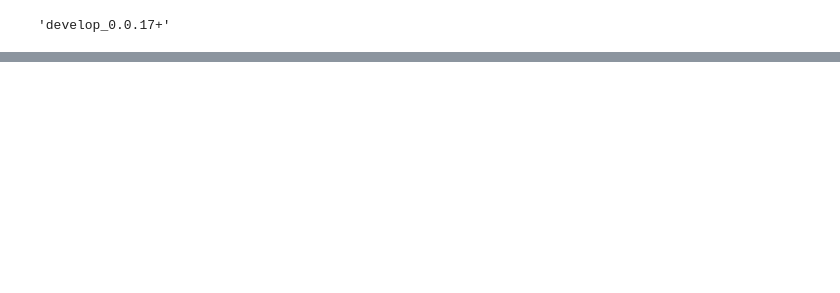
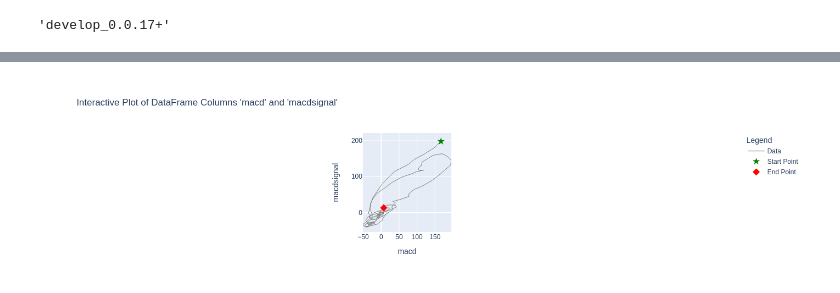
Before and after one commit to BullionBear/crypto-backtest, a Jupyter notebook: notebooks/4_macd_strategy.ipynb, the cells around one changed output, grey strips where cells are left out. Cells and saved outputs as stored; diff of their text form; code cells hidden in the pictures; blank space fills up the shorter version.

```diff
--- a/notebooks/4_macd_strategy.ipynb
+++ b/notebooks/4_macd_strategy.ipynb
@@ -54,0 +311,58 @@ TypeError: Argument 'real' has incorrect type (expected numpy.ndarray, got list)
+# %%
+import plotly.graph_objects as go
+import pandas as pd
+
+# Assuming 'df' is your DataFrame and it's already defined
+# df = pd.DataFrame({'macd': [your_data], 'macdsignal': [your_data]})
+macd, signal, hist = talib.MACD(df['close'])
+macd = macd.dropna()
+signal = signal.dropna()
+# Create the figure
+fig = go.Figure()
+
+# Add scatter plot for data points
+fig.add_trace(go.Scatter(x=macd, y=signal, mode='lines', name='Data',
+                         line=dict(color='grey', width=1), marker=dict(color='blue')))
+
+# Highlight the starting point with a distinct marker
+fig.add_trace(go.Scatter(x=[macd.iloc[0]], y=[signal.iloc[0]],
+                         mode='markers', name='Start Point',
+                         marker=dict(color='green', size=10, symbol='star')))
+
+# Highlight the ending point with a distinct marker
+fig.add_trace(go.Scatter(x=[macd.iloc[-1]], y=[signal.iloc[-1]],
+                         mode='markers', name='End Point',
+                         marker=dict(color='red', size=10, symbol='diamond')))
+
+# Optionally, adding a direction indicator (arrow) from the second-last to the last point
+if len(df) > 1:
+    fig.add_annotation(
+        x=df['macd'].iloc[-1],
+        y=df['macdsignal'].iloc[-1],
+        ax=df['macd'].iloc[-2],
+        ay=df['macdsignal'].iloc[-2],
+        xref='x',
+        yref='y',
+        axref='x',
+        ayref='y',
+        showarrow=True,
+        arrowhead=3,
+        arrowsize=1,
+        arrowwidth=2,
+        arrowcolor='red'
+    )
+
+# Make the plot isometric
+fig.update_layout(
+    title='Interactive Plot of DataFrame Columns \'macd\' and \'macdsignal\'',
+    xaxis_title='macd',
+    yaxis_title='macdsignal',
+    legend_title="Legend",
+    hovermode='closest',
+    xaxis=dict(constrain='domain'),
+    yaxis=dict(scaleanchor="x", scaleratio=1),
+)
+
+fig.show()
+# %% [output]
+[figure, added]
```
Also changed, not shown: parts of 16 cells of this notebook.
